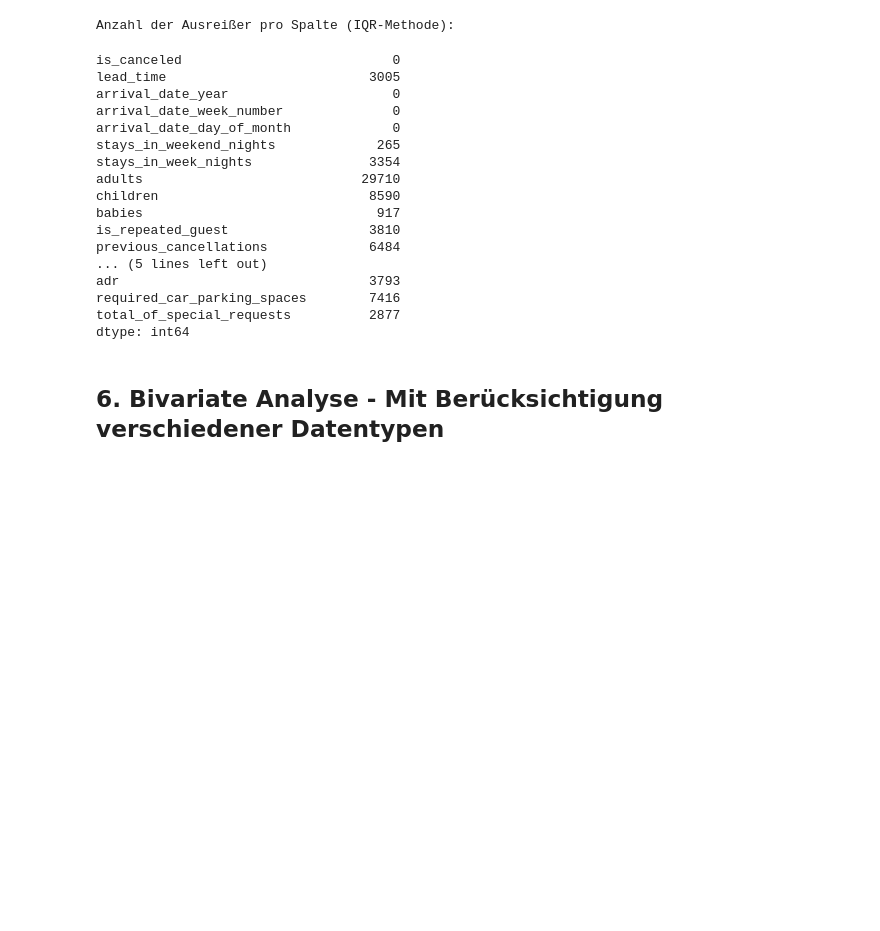
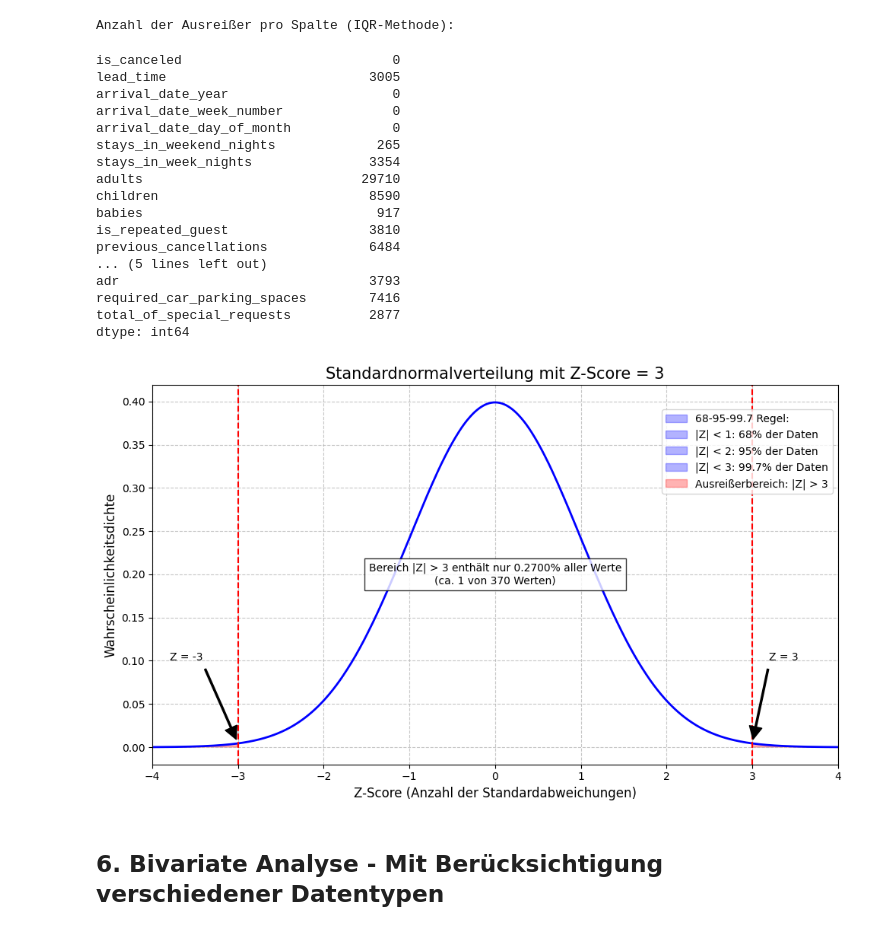
Before and after one commit to dan-am/data_mining_dsba, a Jupyter notebook: notebooks/EDA_0_Hotel_booking_data.ipynb, the cells around one changed output. Cells and saved outputs as stored; diff of their text form; code cells hidden in the pictures; blank space fills up the shorter version.

```diff
--- a/notebooks/EDA_0_Hotel_booking_data.ipynb
+++ b/notebooks/EDA_0_Hotel_booking_data.ipynb
@@ -422,6 +422,73 @@ adr                                3793
 required_car_parking_spaces        7416
 total_of_special_requests          2877
 dtype: int64
+# %%
+import numpy as np
+import matplotlib.pyplot as plt
+from scipy import stats
+import matplotlib.patches as mpatches
+
+# Bereich der x-Werte für die Normalverteilung
+x = np.linspace(-4, 4, 1000)
+
+# Wahrscheinlichkeitsdichtefunktion der Standardnormalverteilung
+y = stats.norm.pdf(x, 0, 1)
+
+# Figur und Achsen erstellen
+fig, ax = plt.subplots(figsize=(10, 6))
+
+# Normalverteilungskurve zeichnen
+ax.plot(x, y, 'b-', linewidth=2, label='Standardnormalverteilung')
+
+# Fläche für |z| > 3 füllen
+ax.fill_between(x, y, where=(x <= -3) | (x >= 3), color='red', alpha=0.3)
+
+# Vertikale Linien für z = -3 und z = 3
+ax.axvline(x=3, color='r', linestyle='--', linewidth=1.5)
+ax.axvline(x=-3, color='r', linestyle='--', linewidth=1.5)
+
+# Beschriftungen
+ax.set_title('Standardnormalverteilung mit Z-Score = 3', fontsize=15)
+ax.set_xlabel('Z-Score (Anzahl der Standardabweichungen)', fontsize=12)
+ax.set_ylabel('Wahrscheinlichkeitsdichte', fontsize=12)
+
+# Anmerkungen hinzufügen
+ax.annotate('Z = 3', xy=(3, stats.norm.pdf(3, 0, 1)),
+            xytext=(3.2, 0.1),
+            arrowprops=dict(facecolor='black', shrink=0.05, width=1.5))
+
+ax.annotate('Z = -3', xy=(-3, stats.norm.pdf(-3, 0, 1)),
+            xytext=(-3.8, 0.1),
+            arrowprops=dict(facecolor='black', shrink=0.05, width=1.5))
+
+# Prozentsätze berechnen
+pct_beyond_3 = 100 * (1 - (stats.norm.cdf(3) - stats.norm.cdf(-3)))
+
+# Statistischen Kontext hinzufügen
+ax.text(0, 0.2, f"Bereich |Z| > 3 enthält nur {pct_beyond_3:.4f}% aller Werte\n"
+                f"(ca. 1 von {int(1/(pct_beyond_3/100))} Werten)",
+        ha='center', va='center', bbox=dict(facecolor='white', alpha=0.8))
+
+# Legende hinzufügen
+normal_patch = mpatches.Patch(color='blue', alpha=0.3, label='68-95-99.7 Regel:')
+z1_patch = mpatches.Patch(color='blue', alpha=0.3, label='|Z| < 1: 68% der Daten')
+z2_patch = mpatches.Patch(color='blue', alpha=0.3, label='|Z| < 2: 95% der Daten')
+z3_patch = mpatches.Patch(color='blue', alpha=0.3, label='|Z| < 3: 99.7% der Daten')
+outlier_patch = mpatches.Patch(color='red', alpha=0.3, label='Ausreißerbereich: |Z| > 3')
+
+plt.legend(handles=[normal_patch, z1_patch, z2_patch, z3_patch, outlier_patch],
+           loc='upper right', bbox_to_anchor=(1, 0.95))
+
+# Grid hinzufügen
+ax.grid(True, linestyle='--', alpha=0.7)
+
+# Achsenbegrenzungen festlegen
+ax.set_xlim(-4, 4)
+
+plt.tight_layout()
+plt.show()
+# %% [output]
+[figure, added]
 # %% [markdown]
 ## 6. Bivariate Analyse - Mit Berücksichtigung verschiedener Datentypen
 # %%
```
Also changed, not shown: 6 other files.
